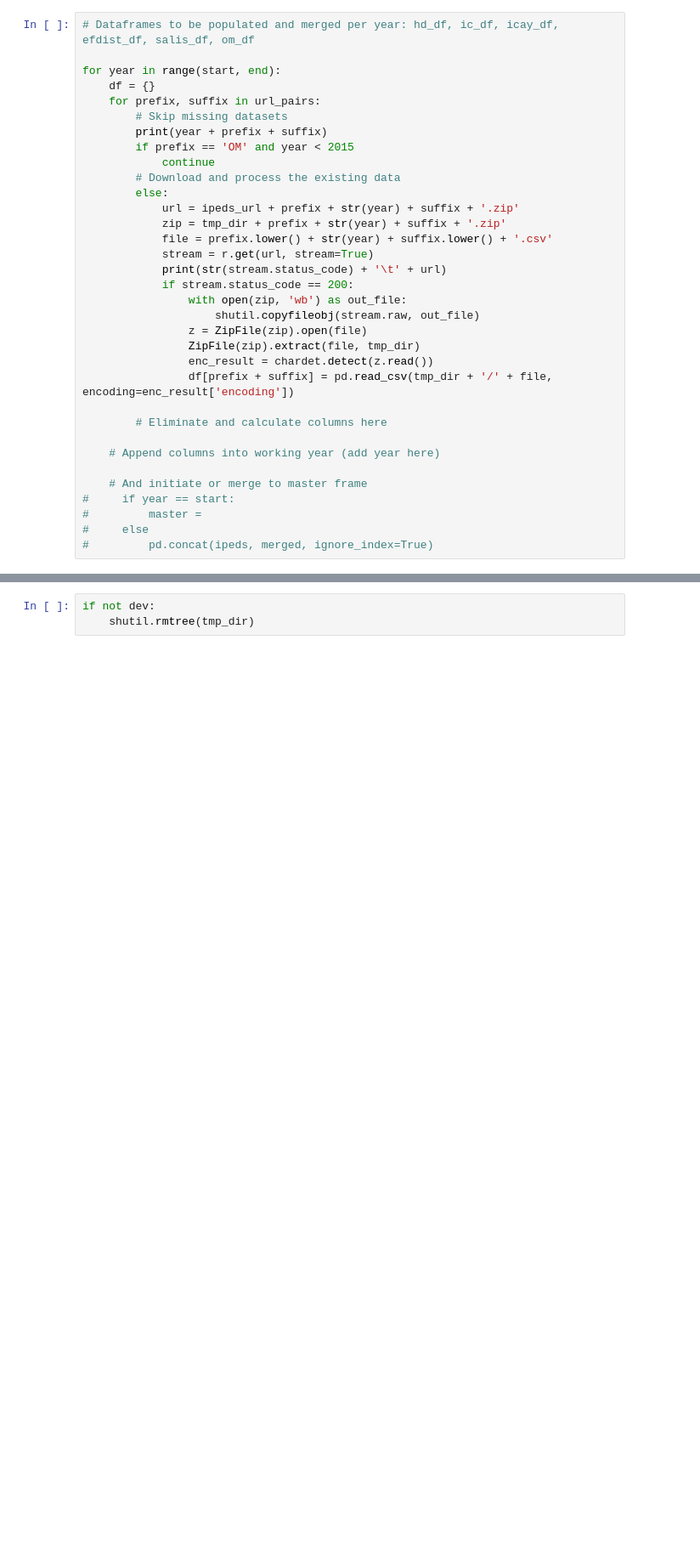
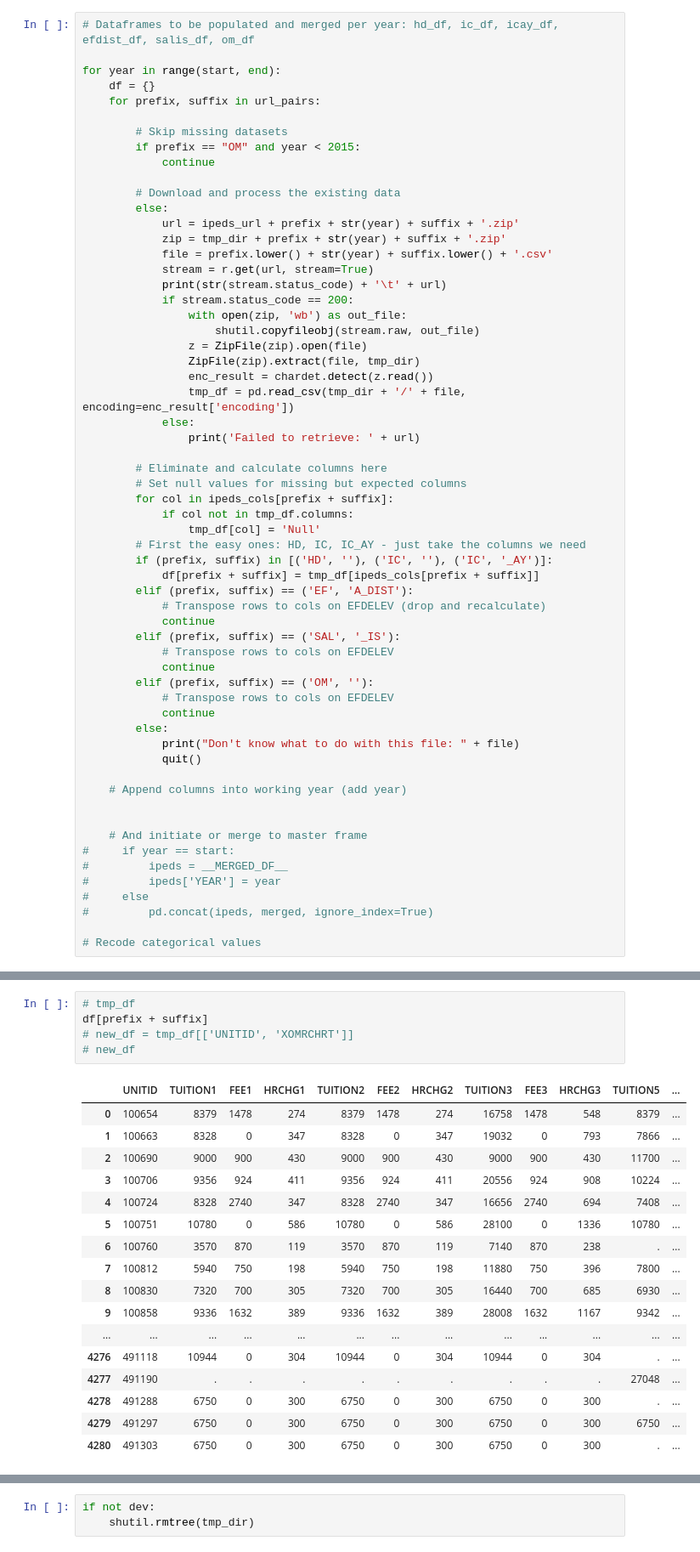
Before and after one commit to christopherseaman/julienne, a Jupyter notebook: Julienne.ipynb, the cells around one changed output, grey strips where cells are left out. Shown: that part at 85% size. Drawn from its saved outputs; the diff is of its cells as text; blank space fills up the shorter version.

```diff
--- a/Julienne.ipynb
+++ b/Julienne.ipynb
@@ -30,10 +39,11 @@ if not (dev and os.path.isdir(tmp_dir)):
 for year in range(start, end):
     df = {}
     for prefix, suffix in url_pairs:
+
         # Skip missing datasets
-        print(year + prefix + suffix)
-        if prefix == 'OM' and year < 2015
+        if prefix == "OM" and year < 2015:
             continue
+
         # Download and process the existing data
         else:
             url = ipeds_url + prefix + str(year) + suffix + '.zip'
@@ -47,15 +57,40 @@ for year in range(start, end):
                 z = ZipFile(zip).open(file)
                 ZipFile(zip).extract(file, tmp_dir)
                 enc_result = chardet.detect(z.read())
-                df[prefix + suffix] = pd.read_csv(tmp_dir + '/' + file, encoding=enc_result['encoding'])
+                tmp_df = pd.read_csv(tmp_dir + '/' + file, encoding=enc_result['encoding'])
+            else:
+                print('Failed to retrieve: ' + url)
 
         # Eliminate and calculate columns here
+        # Set null values for missing but expected columns
+        for col in ipeds_cols[prefix + suffix]:
+            if col not in tmp_df.columns:
+                tmp_df[col] = 'Null'
+        # First the easy ones: HD, IC, IC_AY - just take the columns we need
+        if (prefix, suffix) in [('HD', ''), ('IC', ''), ('IC', '_AY')]:
+            df[prefix + suffix] = tmp_df[ipeds_cols[prefix + suffix]]
+        elif (prefix, suffix) == ('EF', 'A_DIST'):
+            # Transpose rows to cols on EFDELEV (drop and recalculate)
+            continue
+        elif (prefix, suffix) == ('SAL', '_IS'):
+            # Transpose rows to cols on EFDELEV
+            continue
+        elif (prefix, suffix) == ('OM', ''):
+            # Transpose rows to cols on EFDELEV
+            continue
+        else:
+            print("Don't know what to do with this file: " + file)
+            quit()
 
-    # Append columns into working year (add year here)
+    # Append columns into working year (add year)
+
 
     # And initiate or merge to master frame
 #     if year == start:
-#         master =
+#         ipeds = __MERGED_DF__
+#         ipeds['YEAR'] = year
 #     else
 #         pd.concat(ipeds, merged, ignore_index=True)
+
+# Recode categorical values
 # %% [output]
@@ -62,0 +103,23 @@ SyntaxError: invalid syntax (<ipython-input-6-d067226bc268>, line 8)
+# %%
+# tmp_df
+df[prefix + suffix]
+# new_df = tmp_df[['UNITID', 'XOMRCHRT']]
+# new_df
+# %% [output]
+|  | UNITID | TUITION1 | FEE1 | HRCHG1 | TUITION2 | FEE2 | HRCHG2 | TUITION3 | FEE3 | HRCHG3 | TUITION5 | ... |
+| 0 | 100654 | 8379 | 1478 | 274 | 8379 | 1478 | 274 | 16758 | 1478 | 548 | 8379 | ... |
+| 1 | 100663 | 8328 | 0 | 347 | 8328 | 0 | 347 | 19032 | 0 | 793 | 7866 | ... |
+| 2 | 100690 | 9000 | 900 | 430 | 9000 | 900 | 430 | 9000 | 900 | 430 | 11700 | ... |
+| 3 | 100706 | 9356 | 924 | 411 | 9356 | 924 | 411 | 20556 | 924 | 908 | 10224 | ... |
+| 4 | 100724 | 8328 | 2740 | 347 | 8328 | 2740 | 347 | 16656 | 2740 | 694 | 7408 | ... |
+| 5 | 100751 | 10780 | 0 | 586 | 10780 | 0 | 586 | 28100 | 0 | 1336 | 10780 | ... |
+| 6 | 100760 | 3570 | 870 | 119 | 3570 | 870 | 119 | 7140 | 870 | 238 | . | ... |
+| 7 | 100812 | 5940 | 750 | 198 | 5940 | 750 | 198 | 11880 | 750 | 396 | 7800 | ... |
+| 8 | 100830 | 7320 | 700 | 305 | 7320 | 700 | 305 | 16440 | 700 | 685 | 6930 | ... |
+| 9 | 100858 | 9336 | 1632 | 389 | 9336 | 1632 | 389 | 28008 | 1632 | 1167 | 9342 | ... |
+| ... | ... | ... | ... | ... | ... | ... | ... | ... | ... | ... | ... | ... |
+| 4276 | 491118 | 10944 | 0 | 304 | 10944 | 0 | 304 | 10944 | 0 | 304 | . | ... |
+| 4277 | 491190 | . | . | . | . | . | . | . | . | . | 27048 | ... |
+| 4278 | 491288 | 6750 | 0 | 300 | 6750 | 0 | 300 | 6750 | 0 | 300 | . | ... |
+| 4279 | 491297 | 6750 | 0 | 300 | 6750 | 0 | 300 | 6750 | 0 | 300 | 6750 | ... |
+| 4280 | 491303 | 6750 | 0 | 300 | 6750 | 0 | 300 | 6750 | 0 | 300 | . | ... |
```
Also changed, not shown: parts of 3 cells of this notebook.
